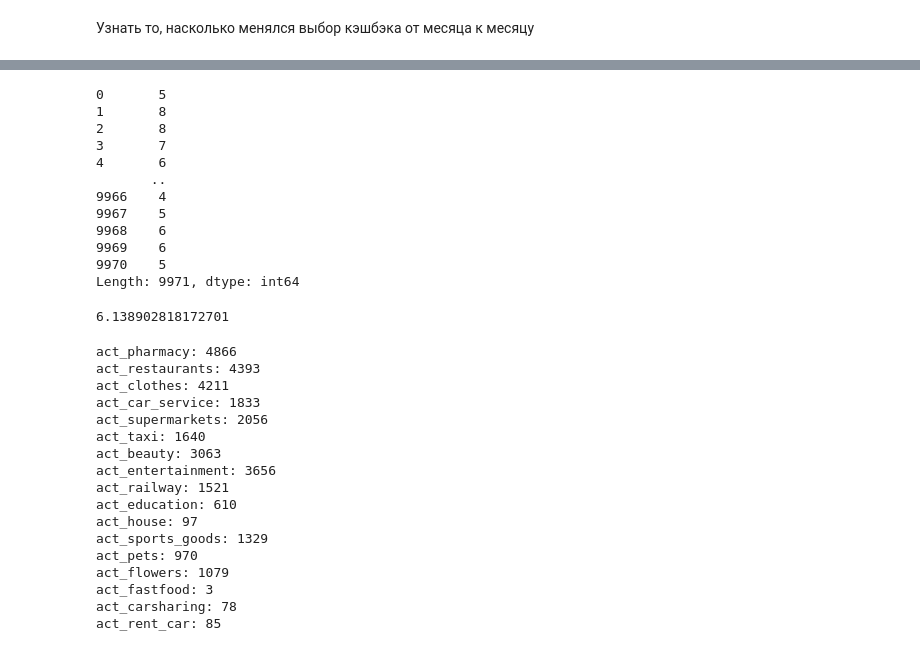
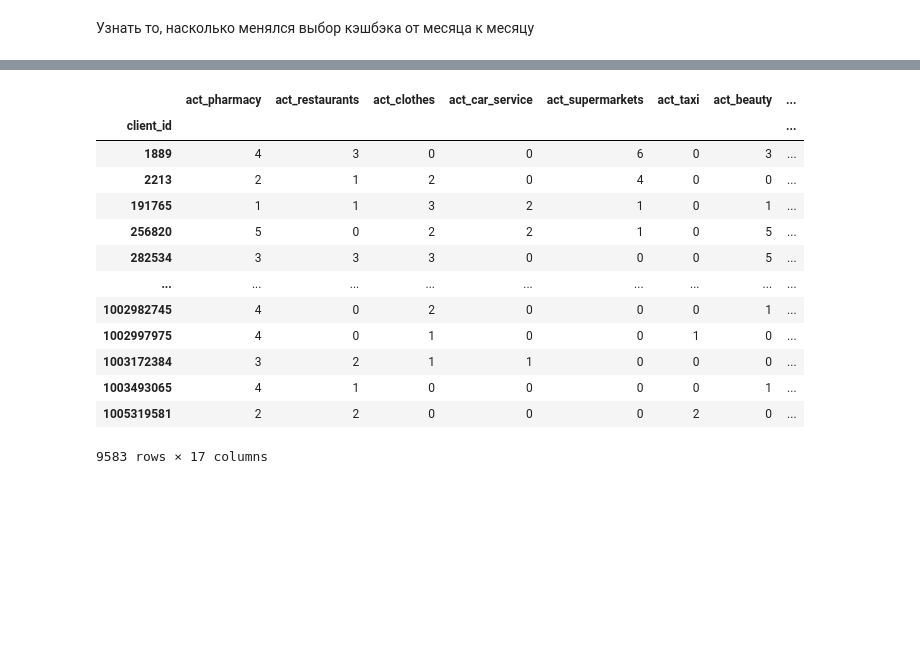
Before and after one commit to Cheshuyka/DANO, a Jupyter notebook: preprocessing.ipynb, the cells around one changed output, grey strips where cells are left out. Cells and saved outputs as stored; diff of their text form; code cells hidden in the pictures; blank space fills up the shorter version.

```diff
--- a/preprocessing.ipynb
+++ b/preprocessing.ipynb
@@ -141,30 +118,0 @@ ser.mean()
-# %%
-ser = pd.Series(dtype=int)
-last_ind = 0
-for i in range(0, 59821, 6):
-  person = df.iloc[i:i + 6].loc[:, 'act_pharmacy':'act_rent_car']
-  a = set()
-  for j in range(6):
-    second = person.iloc[j].loc[person.iloc[j] == 1].index
-    for ind in second:
-      a.add(ind)
-  ser.at[last_ind] = len(a)
-  last_ind += 1
-ser
-# %% [output]
-0       5
-1       8
-2       8
-3       7
-4       6
-       ..
-9966    4
-9967    5
-9968    6
-9969    6
-9970    5
-Length: 9971, dtype: int64
-# %%
-ser.mean()
-# %% [output]
-6.138902818172701
@@ -179,21 +119,23 @@ df1 = df1.sort_index()
-# %%
-for i in df1.columns:
-    print(f'{i}: {len(df1[(2 <= df1[i]) & (df1[i] <= 4)])}')
-# %% [output]
-act_pharmacy: 4866
-act_restaurants: 4393
-act_clothes: 4211
-act_car_service: 1833
-act_supermarkets: 2056
-act_taxi: 1640
-act_beauty: 3063
-act_entertainment: 3656
-act_railway: 1521
-act_education: 610
-act_house: 97
-act_sports_goods: 1329
-act_pets: 970
-act_flowers: 1079
-act_fastfood: 3
-act_carsharing: 78
-act_rent_car: 85
+# %%
+df1 = df.groupby('client_id')[['act_pharmacy', 'act_restaurants',
+       'act_clothes', 'act_car_service', 'act_supermarkets', 'act_taxi',
+       'act_beauty', 'act_entertainment', 'act_railway', 'act_education',
+       'act_house', 'act_sports_goods', 'act_pets', 'act_flowers',
+       'act_fastfood', 'act_carsharing', 'act_rent_car']].sum().astype(int)
+# %%
+df1
+# %% [output]
+|  | act_pharmacy | act_restaurants | act_clothes | act_car_service | act_supermarkets | act_taxi | act_beauty | ... |
+| client_id |  |  |  |  |  |  |  | ... |
+| 1889 | 4 | 3 | 0 | 0 | 6 | 0 | 3 | ... |
+| 2213 | 2 | 1 | 2 | 0 | 4 | 0 | 0 | ... |
+| 191765 | 1 | 1 | 3 | 2 | 1 | 0 | 1 | ... |
+| 256820 | 5 | 0 | 2 | 2 | 1 | 0 | 5 | ... |
+| 282534 | 3 | 3 | 3 | 0 | 0 | 0 | 5 | ... |
+| ... | ... | ... | ... | ... | ... | ... | ... | ... |
+| 1002982745 | 4 | 0 | 2 | 0 | 0 | 0 | 1 | ... |
+| 1002997975 | 4 | 0 | 1 | 0 | 0 | 1 | 0 | ... |
+| 1003172384 | 3 | 2 | 1 | 1 | 0 | 0 | 0 | ... |
+| 1003493065 | 4 | 1 | 0 | 0 | 0 | 0 | 1 | ... |
+| 1005319581 | 2 | 2 | 0 | 0 | 0 | 2 | 0 | ... |
+9583 rows × 17 columns
```
Also changed, not shown: parts of 29 cells of this notebook.
